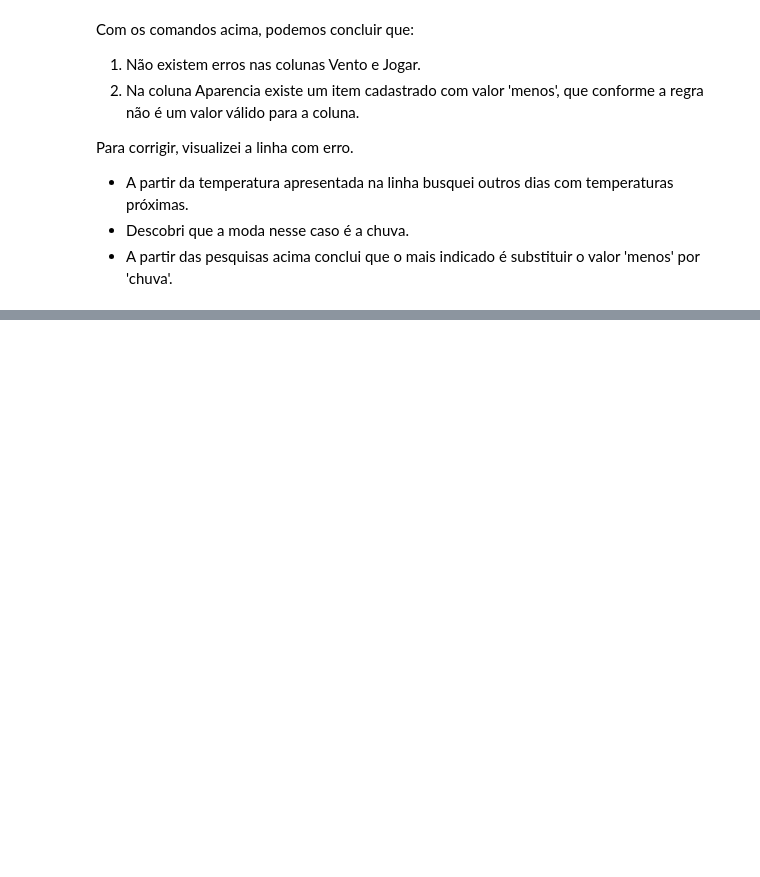
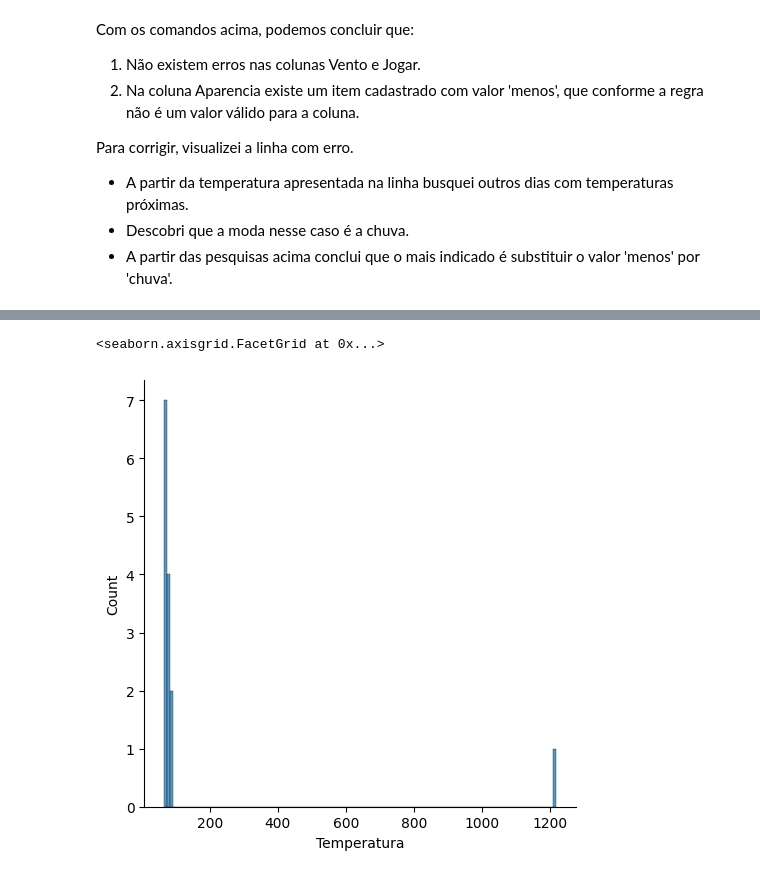
Before and after one commit to DiegoRCarvalho/python-exercicios-01-limpar-dados, a Jupyter notebook: limpar.ipynb, the cells around one changed output, grey strips where cells are left out. Drawn from its saved outputs; the diff is of its cells as text; code cells hidden in the pictures; blank space fills up the shorter version.

```diff
--- a/limpar.ipynb
+++ b/limpar.ipynb
@@ -101,0 +128,5 @@ Para corrigir, visualizei a linha com erro.
+# %%
+srn.displot(dataset['Temperatura']).set_titles('Temperatura')
+# %% [output]
+<seaborn.axisgrid.FacetGrid at 0x...>
+[figure, added]
```
Also changed, not shown: parts of 18 cells of this notebook.
